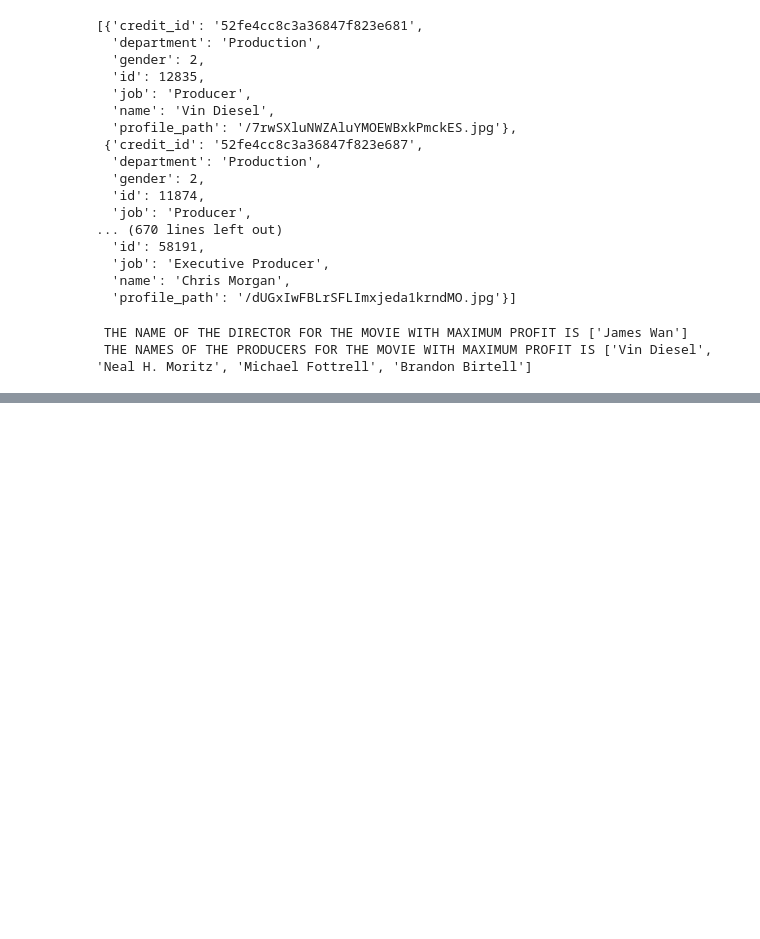
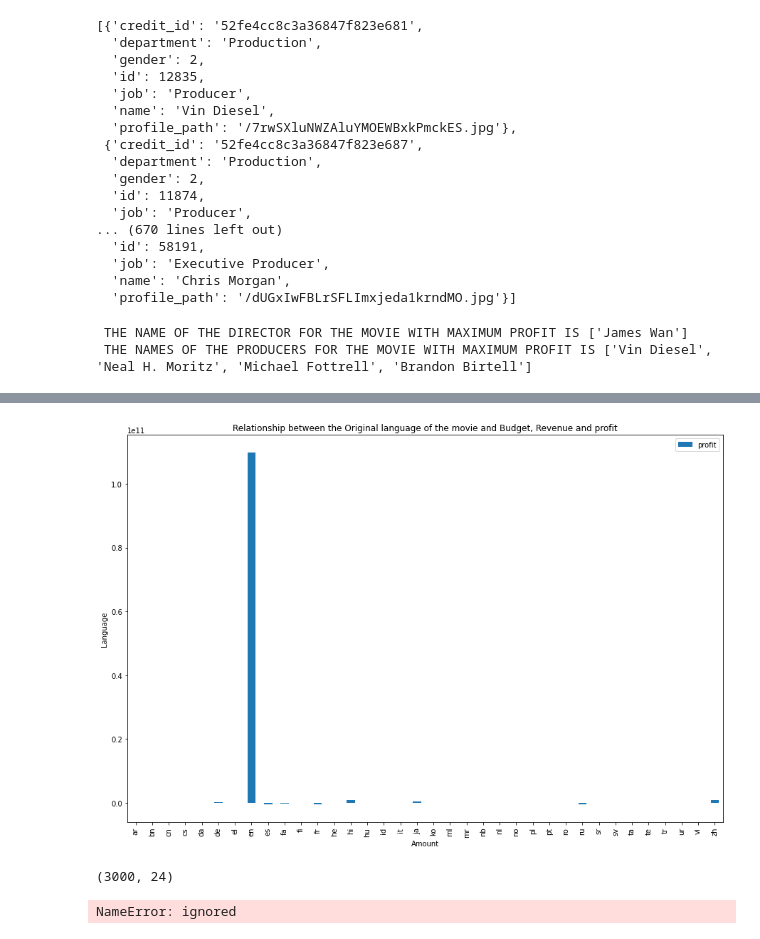
Before and after one commit to ajinkyajumde/imdbdata, a Jupyter notebook: Copy_of_M1W3_Guided_Project_EDA_on_IMDB_Dataset.ipynb, the cells around one changed output, grey strips where cells are left out. Cells and saved outputs as stored; diff of their text form; code cells hidden in the pictures; blank space fills up the shorter version.

```diff
--- a/Copy_of_M1W3_Guided_Project_EDA_on_IMDB_Dataset.ipynb
+++ b/Copy_of_M1W3_Guided_Project_EDA_on_IMDB_Dataset.ipynb
@@ -185,0 +249,17 @@ print(f' THE NAME OF THE ACTORS FOR THE MOVIE WITH MAXIMUM PROFIT IS {act}')
+# %%
+imdn.plot.bar(x="original_language", y=["profit"],figsize=(15, 10))
+
+plt.title('Relationship between the Original language of the movie and Budget, Revenue and profit')
+plt.ylabel('Language')
+plt.xlabel('Amount')
+plt.show()
+# %% [output]
+[figure, added]
+# %%
+imdb_new.shape
+# %% [output]
+(3000, 24)
+# %%
+airbnb['price_category']=airbnb.apply((lambda x: 'cheap' if x['price']<=80 else 'affordable' if x['price']>=80 and x['price']<=500 else 'Expensive' ),axis=1)
+# %% [output]
+NameError: ignored
```
Also changed, not shown: parts of 13 cells of this notebook.
